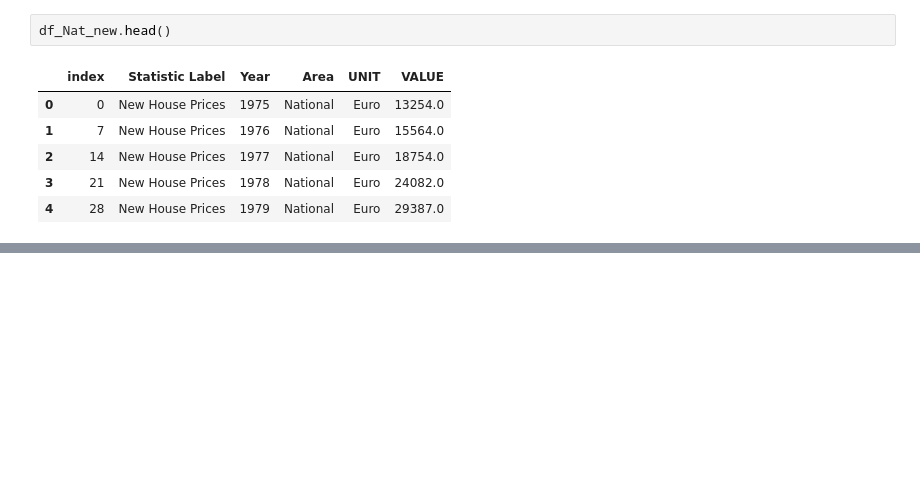
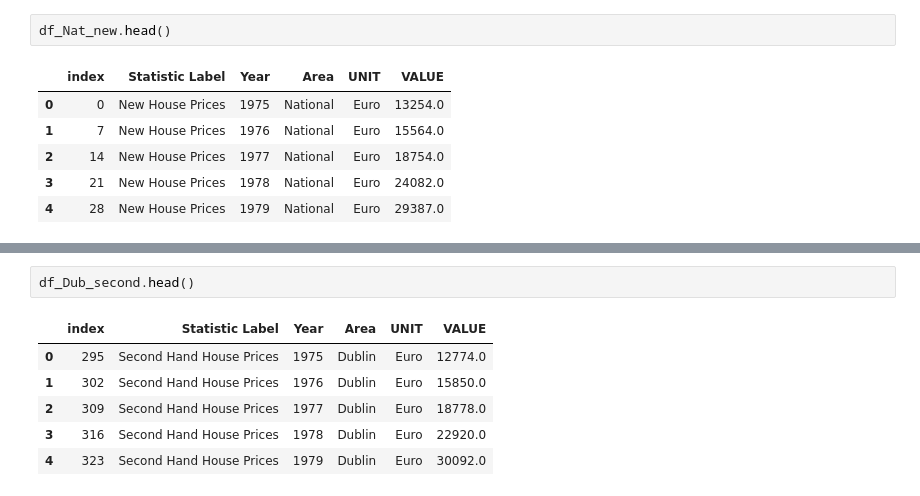
Before and after one commit to killiangriffin/UCDPA_KillianGriffin, a Jupyter notebook: experimental.ipynb, the cells around one changed output, grey strips where cells are left out. Saved outputs shown, nothing was run; the diff lists cells and outputs as text; blank space fills up the shorter version.

```diff
--- a/experimental.ipynb
+++ b/experimental.ipynb
@@ -77,0 +99,9 @@ import matplotlib.pyplot as plt
+# %%
+df_Dub_second.head()
+# %% [output]
+|  | index | Statistic Label | Year | Area | UNIT | VALUE |
+| 0 | 295 | Second Hand House Prices | 1975 | Dublin | Euro | 12774.0 |
+| 1 | 302 | Second Hand House Prices | 1976 | Dublin | Euro | 15850.0 |
+| 2 | 309 | Second Hand House Prices | 1977 | Dublin | Euro | 18778.0 |
+| 3 | 316 | Second Hand House Prices | 1978 | Dublin | Euro | 22920.0 |
+| 4 | 323 | Second Hand House Prices | 1979 | Dublin | Euro | 30092.0 |
```
Also changed, not shown: parts of 5 cells of this notebook.
